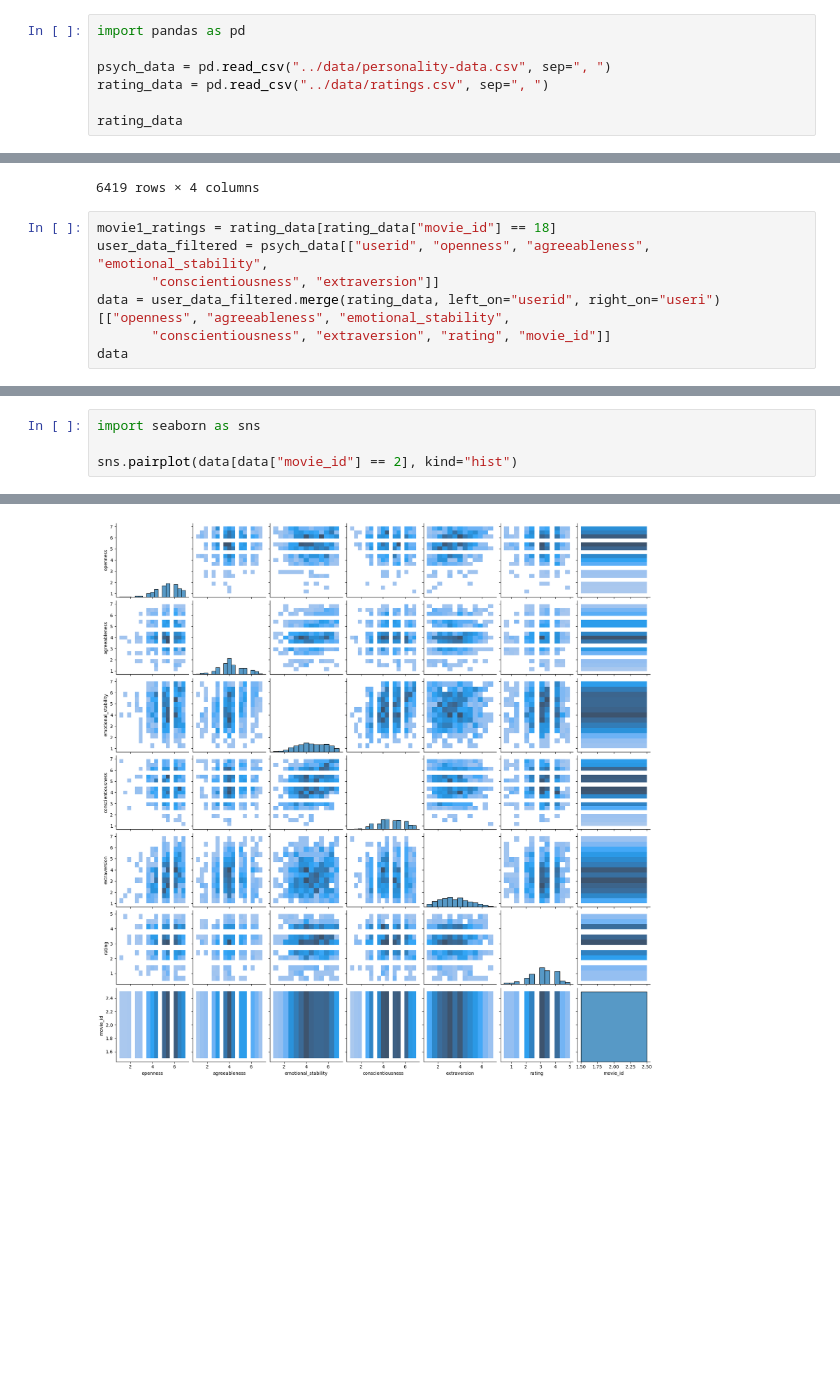
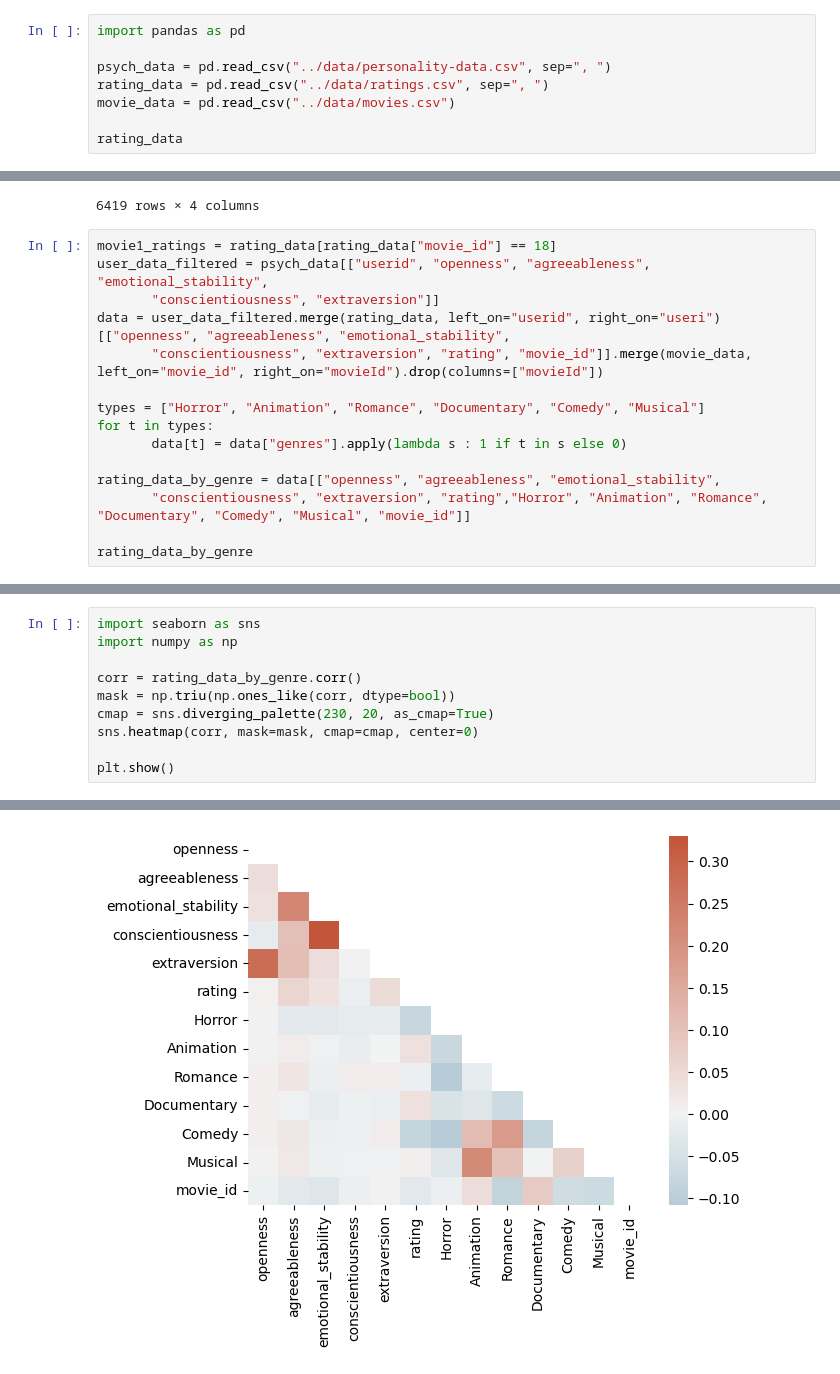
Before and after one commit to fabsch225/ds-practice, a Jupyter notebook: task1/main.ipynb, the cells around one changed output, grey strips where cells are left out. Drawn from its saved outputs; the diff is of its cells as text; blank space fills up the shorter version.

Commit message:
Practice Task 1: Movie Ratings and Psychology

```diff
--- a/task1/main.ipynb
+++ b/task1/main.ipynb
@@ -5,6 +5,7 @@ import pandas as pd
 
 psych_data = pd.read_csv("../data/personality-data.csv", sep=", ")
 rating_data = pd.read_csv("../data/ratings.csv", sep=", ")
+movie_data = pd.read_csv("../data/movies.csv")
 
 rating_data
 # %% [output]
@@ -43,6 +44,14 @@ movie1_ratings = rating_data[rating_data["movie_id"] == 18]
 user_data_filtered = psych_data[["userid", "openness", "agreeableness", "emotional_stability",
        "conscientiousness", "extraversion"]]
 data = user_data_filtered.merge(rating_data, left_on="userid", right_on="useri")[["openness", "agreeableness", "emotional_stability",
-       "conscientiousness", "extraversion", "rating", "movie_id"]]
-data
+       "conscientiousness", "extraversion", "rating", "movie_id"]].merge(movie_data, left_on="movie_id", right_on="movieId").drop(columns=["movieId"])
+
+types = ["Horror", "Animation", "Romance", "Documentary", "Comedy", "Musical"]
+for t in types:
+       data[t] = data["genres"].apply(lambda s : 1 if t in s else 0)
+
+rating_data_by_genre = data[["openness", "agreeableness", "emotional_stability",
+       "conscientiousness", "extraversion", "rating","Horror", "Animation", "Romance", "Documentary", "Comedy", "Musical", "movie_id"]]
+
+rating_data_by_genre
 # %% [output]
@@ -62,5 +71,11 @@ data
 # %%
 import seaborn as sns
+import numpy as np
 
-sns.pairplot(data[data["movie_id"] == 2], kind="hist")
+corr = rating_data_by_genre.corr()
+mask = np.triu(np.ones_like(corr, dtype=bool))
+cmap = sns.diverging_palette(230, 20, as_cmap=True)
+sns.heatmap(corr, mask=mask, cmap=cmap, center=0)
+
+plt.show()
 # %% [output]
@@ -68 +82 @@ sns.pairplot(data[data["movie_id"] == 2], kind="hist")
-[figure, old version]
+[figure, new version]
```
Also changed, not shown: parts of 8 cells of this notebook.
